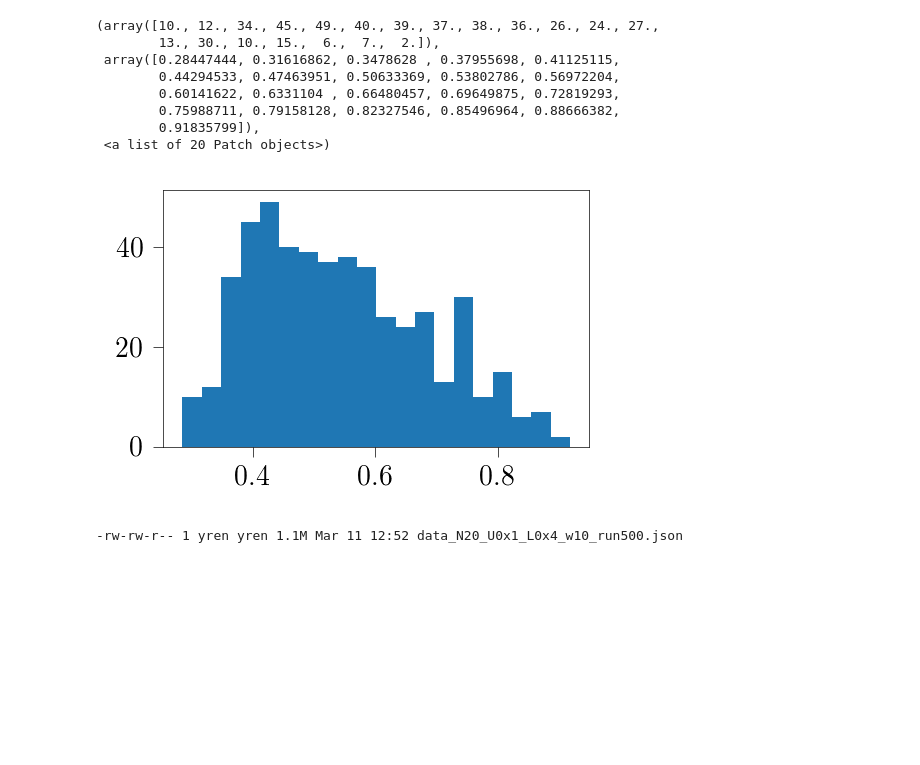
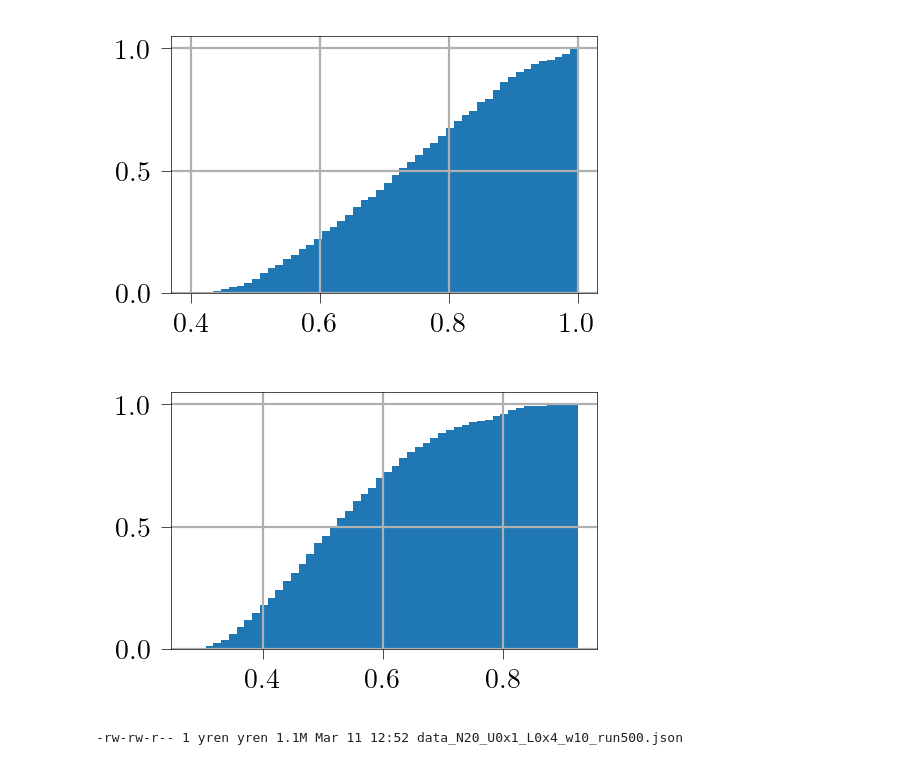
Before and after one commit to YHRen/kuramoto_model_integrate_and_plot, a Jupyter notebook: dev_run_integrate_measure_and_plot-Copy1.ipynb, the cells around one changed output. Cells and saved outputs as stored; diff of their text form; code cells hidden in the pictures; blank space fills up the shorter version.

```diff
--- a/dev_run_integrate_measure_and_plot-Copy1.ipynb
+++ b/dev_run_integrate_measure_and_plot-Copy1.ipynb
@@ -43,17 +43,20 @@ def create_model(n, u, l, w=10):
 %%time
 runs = 500
 N, U, L, W = 20, 0.1, 0.4, 10
-res_ps, res_r = [], []
+res_ps, res_r, res_cmean = [], [], []
 data = []
 for _ in range(runs):
     kuramoto, theta0 = create_model(N, U, L, w=W)
     kuramoto.tau = 0
     out=integrate_and_measure(kuramoto, theta0, tf=10)
-    print(out['mean_r'], out['partial_sync'], kuramoto.c.mean())
+    cmean = kuramoto.c.mean()
+    print(out['mean_r'], out['partial_sync'], cmean)
     #t, theta, r, psi = unpack_print(out)
     res_ps.append(out['partial_sync'])
     res_r.append(out['mean_r'])
+    res_cmean.append(cmean)
     data.append({'a': kuramoto.A,
+                 'c': kuramoto.c.tolist(),
                 'w': kuramoto.w.tolist(),
                 'h': theta0.tolist(),
                 'r': out['mean_r'],
@@ -94,15 +85,13 @@ plt.hist(res_ps, 20)
-# %%
-plt.hist(res_r,20)
-# %% [output]
-(array([10., 12., 34., 45., 49., 40., 39., 37., 38., 36., 26., 24., 27.,
-        13., 30., 10., 15.,  6.,  7.,  2.]),
- array([0.28447444, 0.31616862, 0.3478628 , 0.37955698, 0.41125115,
-        0.44294533, 0.47463951, 0.50633369, 0.53802786, 0.56972204,
-        0.60141622, 0.6331104 , 0.66480457, 0.69649875, 0.72819293,
-        0.75988711, 0.79158128, 0.82327546, 0.85496964, 0.88666382,
-        0.91835799]),
- <a list of 20 Patch objects>)
-[figure, removed]
+# %%
+plt.hist(res_ps, 50, cumulative=True, density=1);
+plt.grid()
+# %% [output]
+[figure, added]
+# %%
+plt.hist(res_r,50, cumulative=True, density=1);
+plt.grid()
+# %% [output]
+[figure, added]
 # %%
 !ls -lh data_N20_U0x1_L0x4_w10_run500.json
 # %% [output]
```
Also changed, not shown: parts of 3 cells of this notebook, 1 other file.
